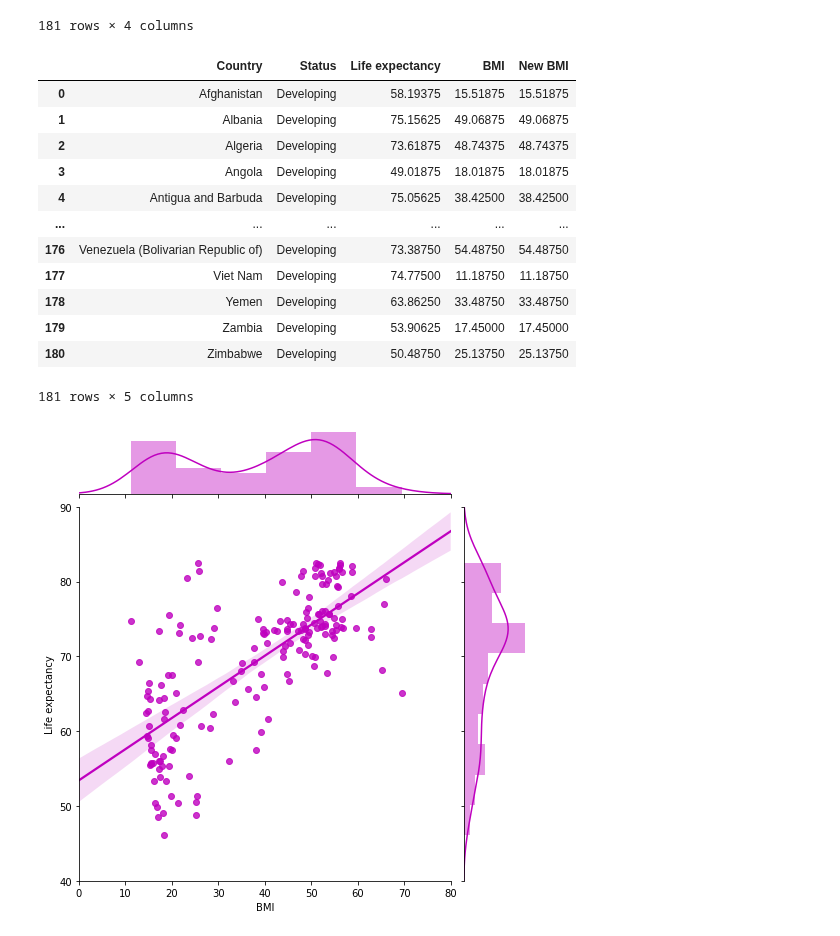
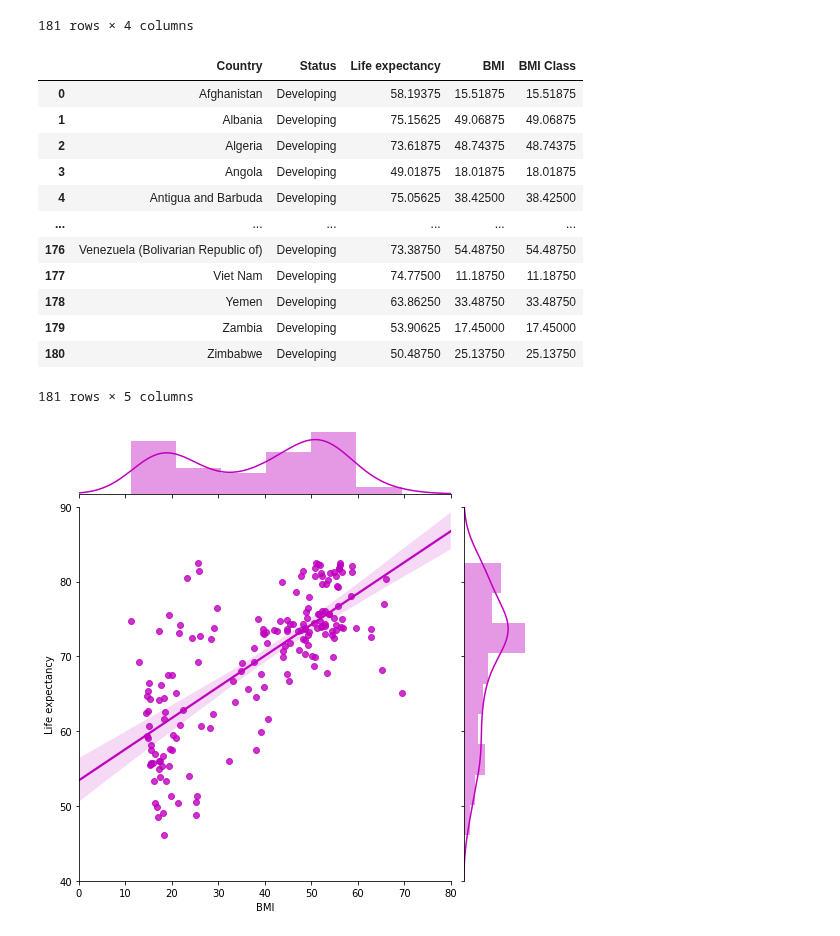
Before and after one commit to jaryan77/TeamTitans_Project_1, a Jupyter notebook: summer_life.ipynb, the cells around one changed output. Drawn from its saved outputs; the diff is of its cells as text; code cells hidden in the pictures.

```diff
--- a/summer_life.ipynb
+++ b/summer_life.ipynb
@@ -105,10 +105,10 @@ grouped_df
 181 rows × 4 columns
 # %%
 # Made a copy of the BMI column to later categorize the values into low and high for chi square contingency table
-grouped_df['New BMI'] = grouped_df['BMI'].copy()
+grouped_df['BMI Class'] = grouped_df['BMI'].copy()
 grouped_df
 # %% [output]
-|  | Country | Status | Life expectancy | BMI | New BMI |
+|  | Country | Status | Life expectancy | BMI | BMI Class |
 | 0 | Afghanistan | Developing | 58.19375 | 15.51875 | 15.51875 |
 | 1 | Albania | Developing | 75.15625 | 49.06875 | 49.06875 |
 | 2 | Algeria | Developing | 73.61875 | 48.74375 | 48.74375 |
```
Also changed, not shown: parts of 2 cells of this notebook.
